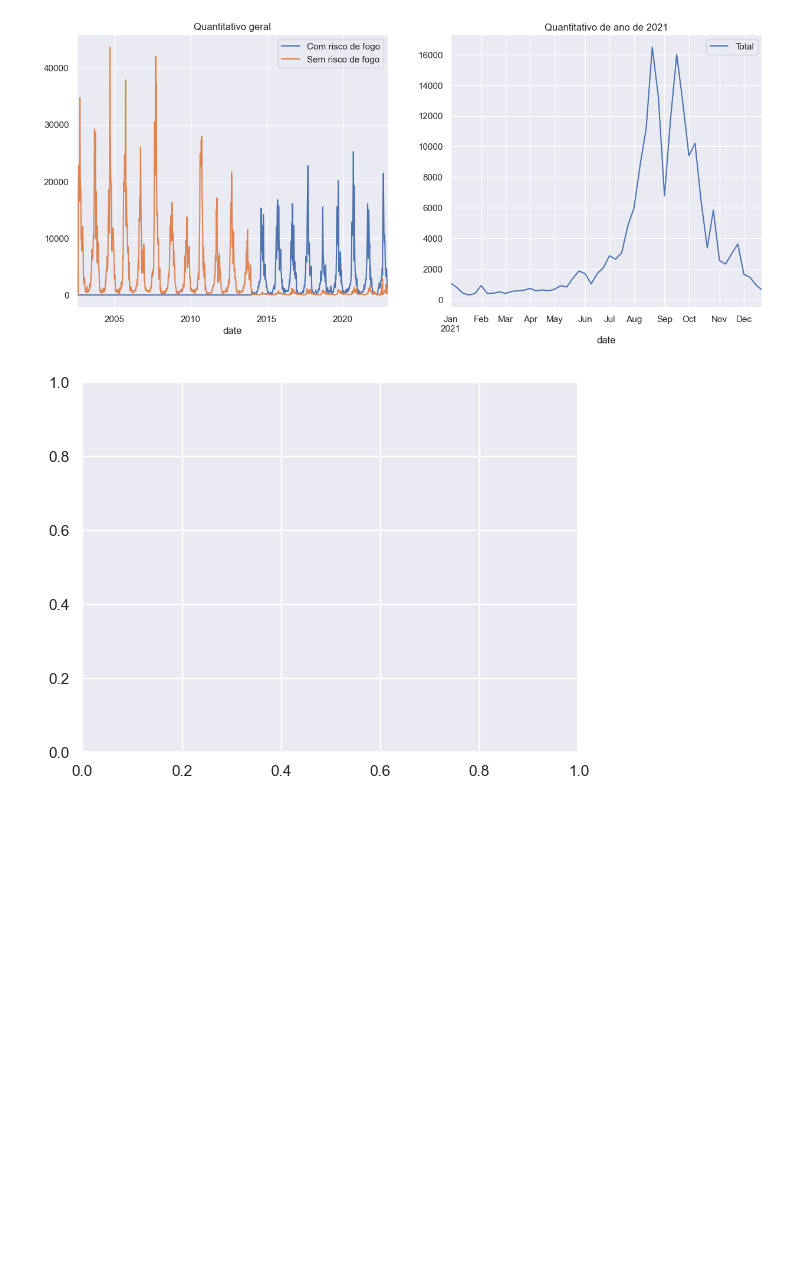
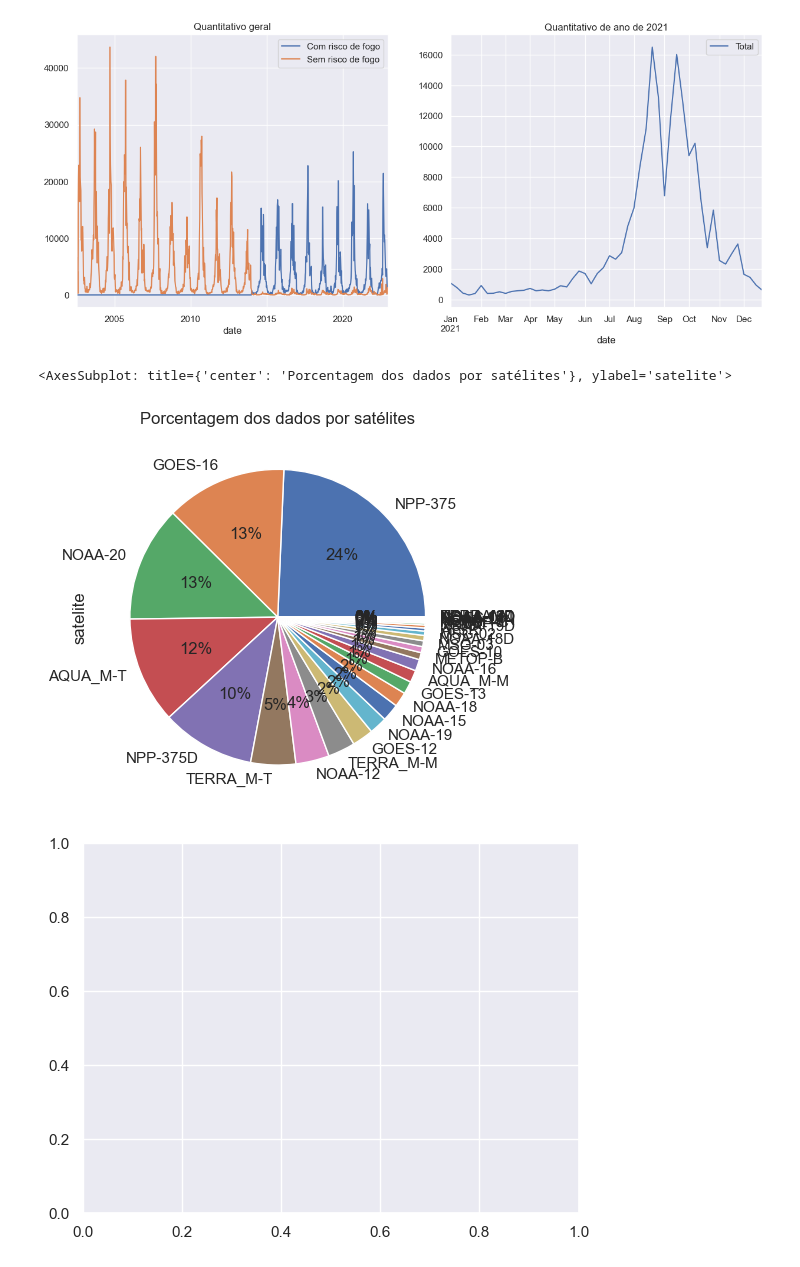
Before and after one commit to josebraz/INPE-Queimadas, a Jupyter notebook: Queimadas.ipynb, the cells around one changed output. Drawn from its saved outputs; the diff is of its cells as text; code cells hidden in the pictures; blank space fills up the shorter version.

```diff
--- a/Queimadas.ipynb
+++ b/Queimadas.ipynb
@@ -52,6 +52,7 @@ df['bioma'] = df['bioma'].astype("category")
 
 df['date'] = df['datahora'].dt.date
 df['hora'] = df['datahora'].dt.time
+df['dia'] = df['datahora'].dt.day
 df['mes'] = df['datahora'].dt.month
 df['ano'] = df['datahora'].dt.year
 
@@ -97,6 +86,17 @@ weekly_df.loc['2021'].plot(y='Total', ax=axs[1], title='Quantitativo de ano de 2
 # %% [output]
 <AxesSubplot: title={'center': 'Quantitativo de ano de 2021'}, xlabel='date'>
 [figure]
+# %%
+# análise quantitativa da proporsão de dados de cada satélite no dataset
+
+df["satelite"].value_counts().plot(
+    kind='pie',
+    autopct='%1.0f%%',
+    title='Porcentagem dos dados por satélites'
+)
+# %% [output]
+<AxesSubplot: title={'center': 'Porcentagem dos dados por satélites'}, ylabel='satelite'>
+[figure, added]
 # %%
 # analise do horários das medicoes dos satelites
 
```
Also changed, not shown: parts of 3 cells of this notebook, 4 other files.
